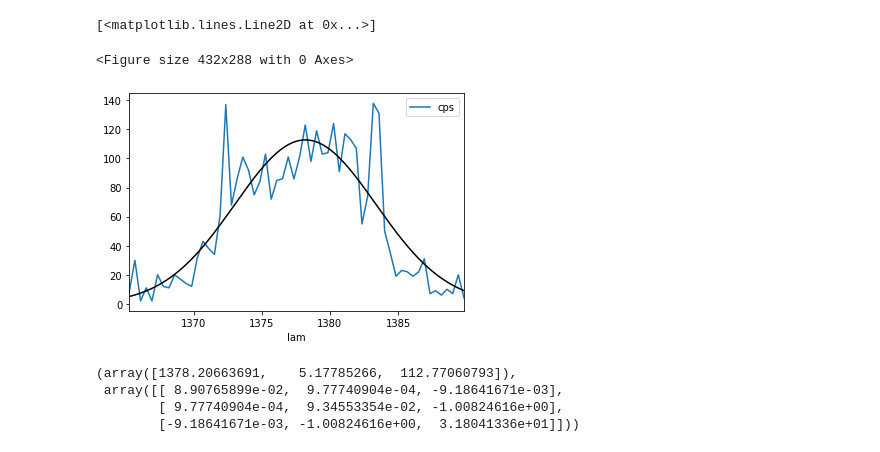
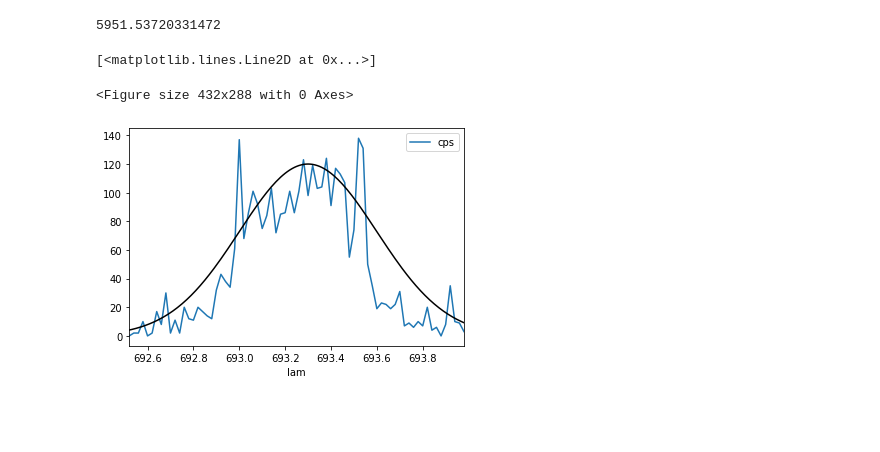
Before and after one commit to AlexandreAdam/Optic_Experiments, a Jupyter notebook: Lab/Raman_Scattering/visulisations.ipynb, the cells around one changed output. Saved outputs shown, nothing was run; the diff lists cells and outputs as text; code cells hidden in the pictures; blank space fills up the shorter version.

```diff
--- a/Lab/Raman_Scattering/visulisations.ipynb
+++ b/Lab/Raman_Scattering/visulisations.ipynb
@@ -14,32 +14,54 @@ fente_200 = pd.read_csv("data/raman/fente_200.txt",
 fente_50 = pd.read_csv("data/raman/fente_50.txt",
 				names = ["lam", "cps"], sep="\t", skiprows=1)
 
+plasma = pd.read_csv("data/raman/fente_full_100.txt",
+				names = ["lam", "cps"], sep="\t", skiprows=1)
+
+e1 = pd.read_csv("data/raman/echantillon_1_stokes.txt",
+				names = ["lam", "cps"], sep="\t", skiprows=1)
+
+e2 = pd.read_csv("data/raman/echantillon_2_stokes.txt",
+				names = ["lam", "cps"], sep="\t", skiprows=1)
+
+e3 = pd.read_csv("data/raman/echantillon_3_stokes.txt",
+				names = ["lam", "cps"], sep="\t", skiprows=1)
+
 def convert(lam_spectre):
 	return (LAMBDA_LASER**(-1) - lam_spectre**(-1)) * 10**8 # cm-1
+
+def invert(lam_raman):
+    return (LAMBDA_LASER**(-1) - 10**(-8) * lam_raman)**(-1)
 
 def gaussian(x, mu, sigma, A):
 	return A * np.exp(-(x-mu)**2/ sigma**2 / 2)
 
-fente_50["lam"] = fente_50["lam"] * u.Angstrom
-fente_50["lam"] = fente_50["lam"].apply(convert)
+def FWHM(mu):
+    return 2 * np.sqrt(2 * np.log(2)) * mu
+
+#fente_50["lam"] = fente_50["lam"].apply(convert)
+#fente_200["lam"] = fente_200["lam"].apply(convert)
+#fente_500["lam"] = fente_500["lam"].apply(convert)
+
+fente_50["lam"] = fente_50["lam"] / 10 # nm
+fente_200["lam"] = fente_200["lam"] / 10
+fente_500["lam"] = fente_500["lam"] / 10
+plasma["lam"] = plasma["lam"].apply(convert)
+e1["lam"] = e1["lam"].apply(convert)
+e2["lam"] = e2["lam"].apply(convert)
+e3["lam"] = e3["lam"].apply(convert)
+
+invert(-1000)
+# %% [output]
+5951.53720331472
 # %%
 %matplotlib inline
-lam = np.arange(1365, 1390, 0.01)
-y_estimated = gaussian(lam, 1378.20663691,    5.17785266,  112.77060793)
+lam = np.arange(692.5, 694, 0.01)
+y_estimated = gaussian(lam, 693.3, 0.3, 120)
 plt.figure()
-fente_50[(fente_50["lam"] > 1365) & (fente_50["lam"] < 1390)].plot(x="lam", y="cps")
+mask = (fente_50["lam"] > 692.5) & (fente_50["lam"] < 694)
+fente_50[mask].plot(x="lam", y="cps")
 plt.plot(lam, y_estimated, "k-")
 # %% [output]
 [<matplotlib.lines.Line2D at 0x...>]
 <Figure size 432x288 with 0 Axes>
-[figure, old version]
+[figure, new version]
-# %%
- curve_fit(gaussian,
-		xdata=fente_50["lam"][(fente_50["lam"] > 1365) & (fente_50["lam"] < 1390)],
-		ydata=fente_50["cps"][(fente_50["lam"] > 1365) & (fente_50["lam"] < 1390)],
-          p0=[1377, 5, 120])
-# %% [output]
-(array([1378.20663691,    5.17785266,  112.77060793]),
- array([[ 8.90765899e-02,  9.77740904e-04, -9.18641671e-03],
-        [ 9.77740904e-04,  9.34553354e-02, -1.00824616e+00],
-        [-9.18641671e-03, -1.00824616e+00,  3.18041336e+01]]))
```
Also changed, not shown: parts of 18 cells of this notebook, 2 other files.
